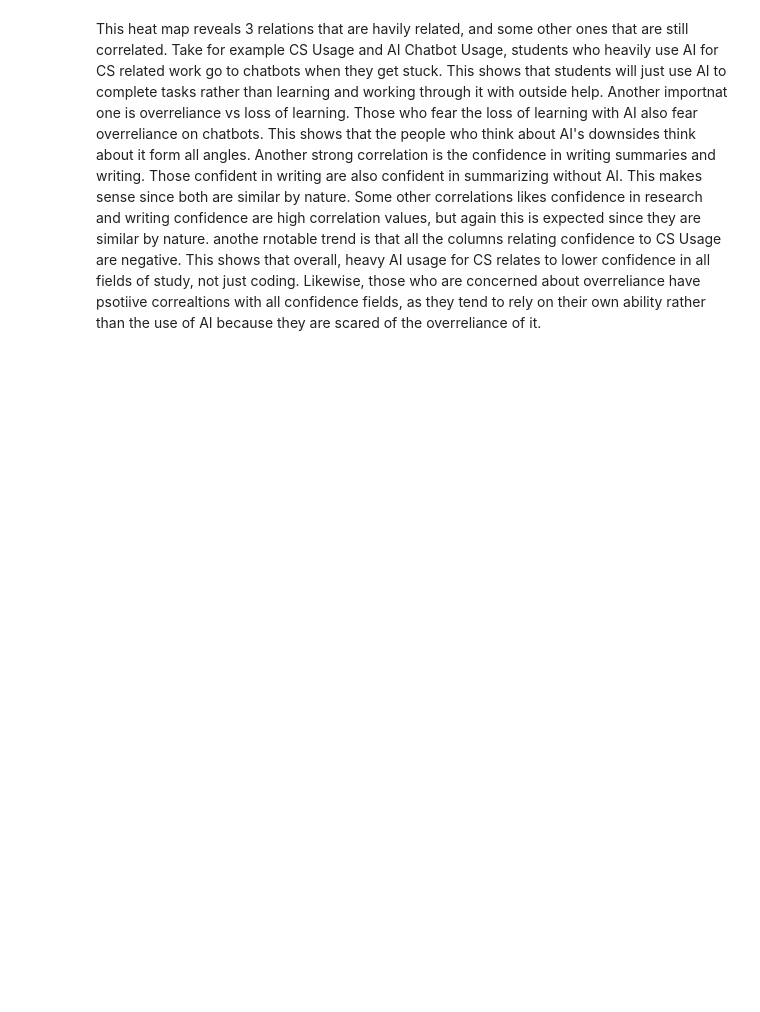
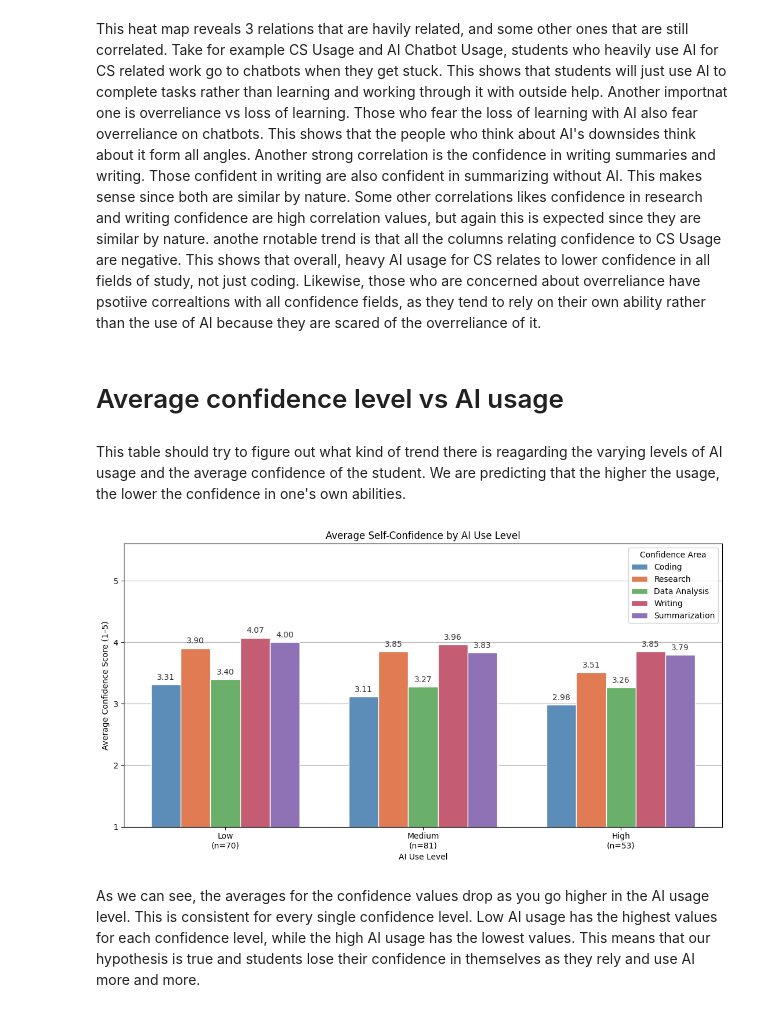
Before and after one commit to SangeetBarkataki10/CS105Minproject-SSTMA, a Jupyter notebook: SSTMA_CS105.ipynb, the cells around one changed output. Saved outputs shown, nothing was run; the diff lists cells and outputs as text; code cells hidden in the pictures; blank space fills up the shorter version.

```diff
--- a/SSTMA_CS105.ipynb
+++ b/SSTMA_CS105.ipynb
@@ -144,2 +144,66 @@ Summarization Confidence                  0.68                      1.00
 # %% [markdown]
 This heat map reveals 3 relations that are havily related, and some other ones that are still correlated. Take for example CS Usage and AI Chatbot Usage, students who heavily use AI for CS related work go to chatbots when they get stuck. This shows that students will just use AI to complete tasks rather than learning and working through it with outside help. Another importnat one is overreliance vs loss of learning. Those who fear the loss of learning with AI also fear overreliance on chatbots. This shows that the people who think about AI's downsides think about it form all angles. Another strong correlation is the confidence in writing summaries and writing. Those confident in writing are also confident in summarizing without AI. This makes sense since both are similar by nature. Some other correlations likes confidence in research and writing confidence are high correlation values, but again this is expected since they are similar by nature. anothe rnotable trend is that all the columns relating confidence to CS Usage are negative. This shows that overall, heavy AI usage for CS relates to lower confidence in all fields of study, not just coding. Likewise, those who are concerned about overreliance have psotiive correaltions with all confidence fields, as they tend to rely on their own ability rather than the use of AI because they are scared of the overreliance of it.
+# %% [markdown]
+# Average confidence level vs AI usage
+# %% [markdown]
+This table should try to figure out what kind of trend there is reagarding the varying levels of AI usage and the average confidence of the student. We are predicting that the higher the usage, the lower the confidence in one's own abilities.
+# %%
+import pandas as pd
+import numpy as np
+import matplotlib.pyplot as plt
+
+df = pd.read_csv("CS105_data_clean.csv")
+
+conf_map = {'Slightly Confident': 1, 'Somewhat Confident': 2, 'Fairly Confident': 3,
+            'Mostly Confident': 4, 'Very Confident': 5}
+
+for col, new in [('Coding Self Confidence','Coding'),
+                 ('Research Self Confidence','Research'),
+                 ('Data Analysis Self Confidence','Data Analysis'),
+                 ('Writing Self Confidence','Writing'),
+                 ('Topic Summarization Self Confidence','Summarization')]:
+    df[new] = df[col].map(conf_map)
+
+df['AI_Use_Score'] = df[['CS Usage','Math Usage','Data Science Usage','AI Chatbot Usage']].mean(axis=1)
+
+def ai_group(s):
+    if s <= 2: return 'Low'
+    elif s <= 3.5: return 'Medium'
+    else: return 'High'
+
+df['AI_Use_Level'] = df['AI_Use_Score'].apply(ai_group)
+
+group_order = ['Low', 'Medium', 'High']
+conf_cols = ['Coding', 'Research', 'Data Analysis', 'Writing', 'Summarization']
+means = df.groupby('AI_Use_Level')[conf_cols].mean().reindex(group_order)
+counts = df['AI_Use_Level'].value_counts().reindex(group_order)
+
+x = np.arange(len(group_order))
+width = 0.15
+colors = ['#5B8DB8', '#E07B54', '#6AAF6A', '#C45C74', '#8E72B5']
+
+fig, ax = plt.subplots(figsize=(11, 6))
+
+for i, col in enumerate(conf_cols):
+    offset = (i - len(conf_cols)/2 + 0.5) * width
+    bars = ax.bar(x + offset, means[col], width, label=col,
+                  color=colors[i], edgecolor='white')
+    for bar in bars:
+        ax.text(bar.get_x() + bar.get_width()/2, bar.get_height() + 0.05,
+                f'{bar.get_height():.2f}', ha='center', va='bottom', color='#333333')
+
+ax.set_xticks(x)
+ax.set_xticklabels([f'{g}\n(n={counts[g]})' for g in group_order])
+ax.set_xlabel('AI Use Level')
+ax.set_ylabel('Average Confidence Score (1–5)')
+ax.set_title('Average Self-Confidence by AI Use Level')
+ax.set_ylim(1, 5.6)
+ax.grid(axis='y')
+ax.set_axisbelow(True)
+ax.legend(title='Confidence Area')
+plt.tight_layout()
+plt.show()
+# %% [output]
+[figure, added]
+# %% [markdown]
+As we can see, the averages for the confidence values drop as you go higher in the AI usage level. This is consistent for every single confidence level. Low AI usage has the highest values for each confidence level, while the high AI usage has the lowest values. This means that our hypothesis is true and students lose their confidence in themselves as they rely and use AI more and more.
```
Also changed, not shown: parts of 1 cell of this notebook, 1 other file.
